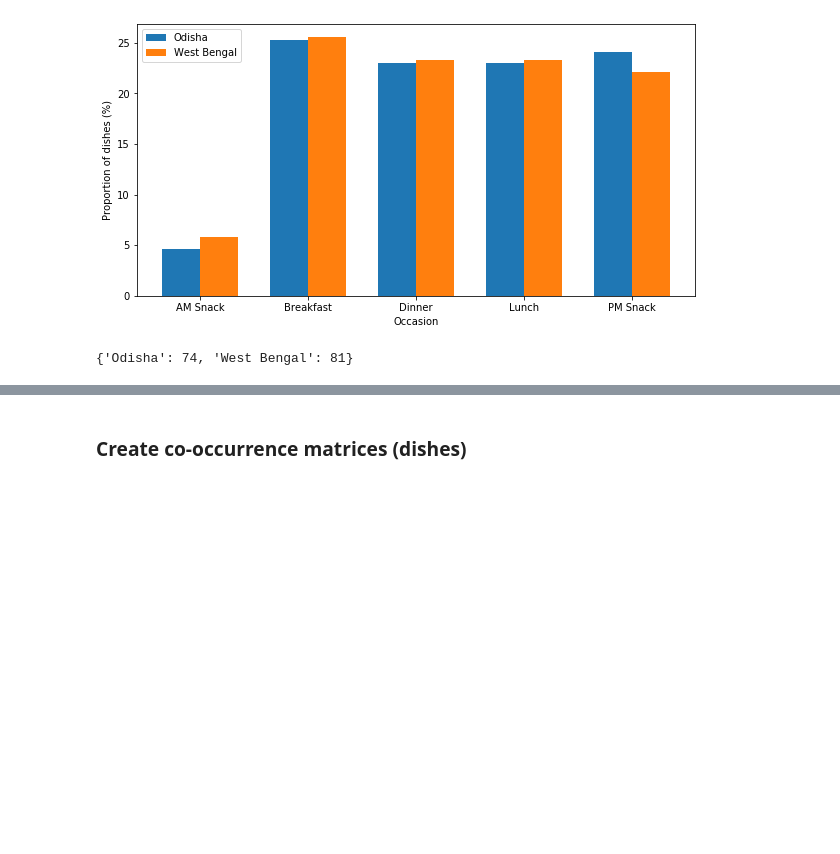
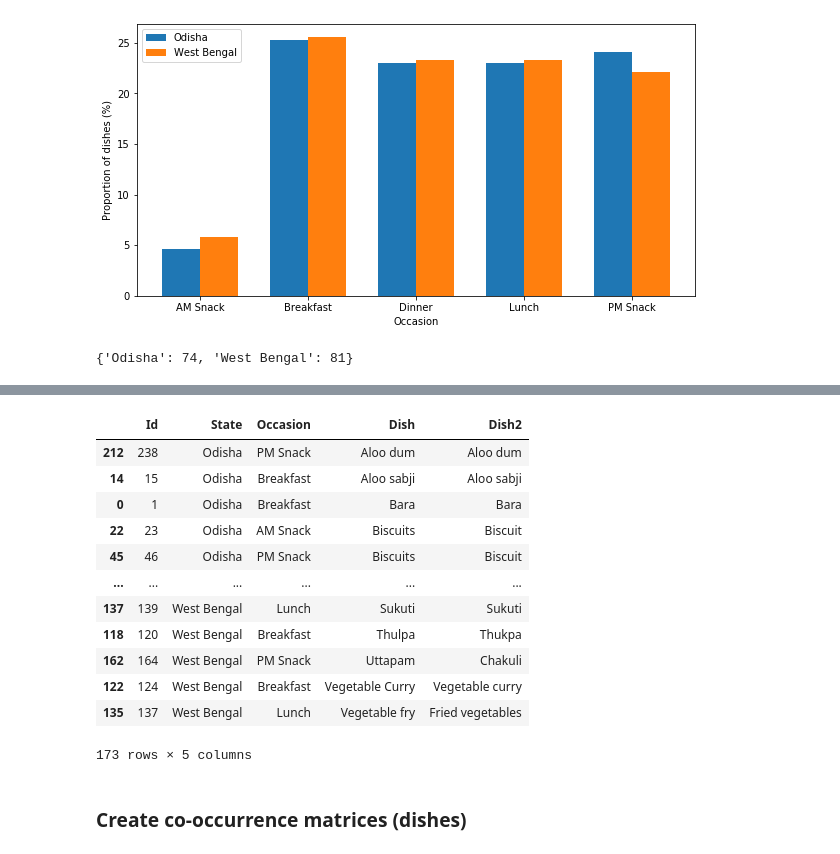
Before and after one commit to rochiecuevas/FoodChoice, a Jupyter notebook: Expert_Elicitation.ipynb, the cells around one changed output, grey strips where cells are left out. Drawn from its saved outputs; the diff is of its cells as text; code cells hidden in the pictures; blank space fills up the shorter version.

```diff
--- a/Expert_Elicitation.ipynb
+++ b/Expert_Elicitation.ipynb
@@ -311,3 +296,19 @@ dish_grouped
+# %%
+df2.sort_values(["State", "Dish", "Occasion"])
+# %% [output]
+|  | Id | State | Occasion | Dish | Dish2 |
+| 212 | 238 | Odisha | PM Snack | Aloo dum | Aloo dum |
+| 14 | 15 | Odisha | Breakfast | Aloo sabji | Aloo sabji |
+| 0 | 1 | Odisha | Breakfast | Bara | Bara |
+| 22 | 23 | Odisha | AM Snack | Biscuits | Biscuit |
+| 45 | 46 | Odisha | PM Snack | Biscuits | Biscuit |
+| ... | ... | ... | ... | ... | ... |
+| 137 | 139 | West Bengal | Lunch | Sukuti | Sukuti |
+| 118 | 120 | West Bengal | Breakfast | Thulpa | Thukpa |
+| 162 | 164 | West Bengal | PM Snack | Uttapam | Chakuli |
+| 122 | 124 | West Bengal | Breakfast | Vegetable Curry | Vegetable curry |
+| 135 | 137 | West Bengal | Lunch | Vegetable fry | Fried vegetables |
+173 rows × 5 columns
 # %%
 # Top 21 mentioned dishes from West Bengal
 dish_grouped[dish_grouped["State"] == "West Bengal"].sort_values("Count", ascending = False).head(21)
```
Also changed, not shown: parts of 5 cells of this notebook.
